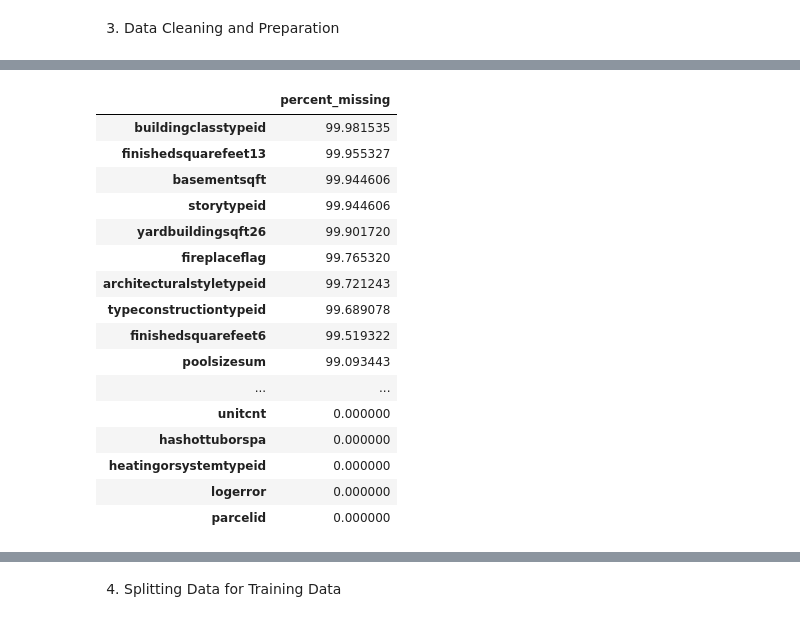
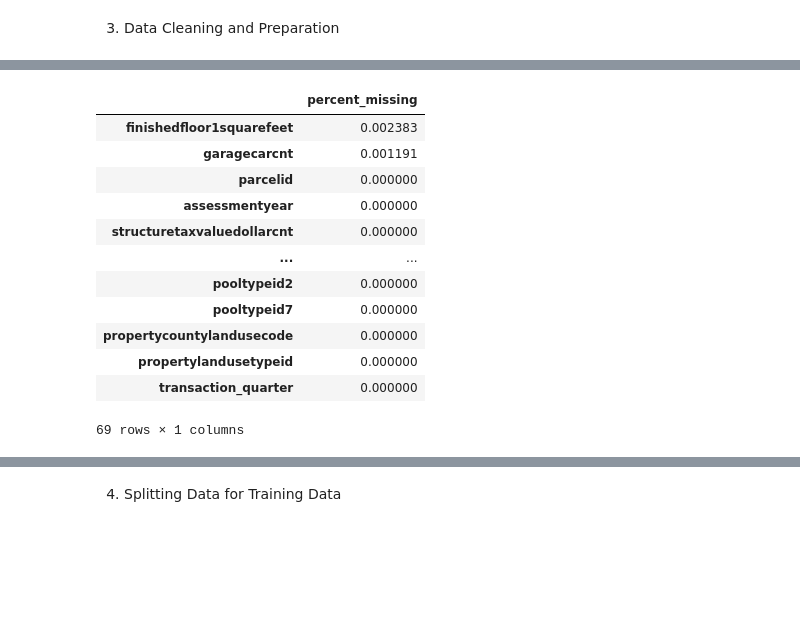
Before and after one commit to Kartikeya2001/CE4041-Machine-Learning, a Jupyter notebook: Chocka/CE4041_MLProject_Chocka.ipynb, the cells around one changed output, grey strips where cells are left out. Drawn from its saved outputs; the diff is of its cells as text; code cells hidden in the pictures; blank space fills up the shorter version.

```diff
--- a/Chocka/CE4041_MLProject_Chocka.ipynb
+++ b/Chocka/CE4041_MLProject_Chocka.ipynb
@@ -18,0 +35,8 @@ from sklearn.ensemble import RandomForestRegressor
+# %%
+#merge training with properties
+train_2016 = pd.merge(train_2016, properties_2016, how = 'left', on = 'parcelid').copy()
+train_2017 = pd.merge(train_2017, properties_2017, how = 'left', on = 'parcelid').copy()
+
+train_df = pd.concat([train_2016,train_2017],axis=0)
+temp_train_df=train_df
+train_df # Merge Dataset from 2016 and 2017 for Train Data
@@ -164,3 +127,21 @@ print(test_df.shape)
+# %%
+#replace nan
+def replace_nan(data):
+  data = data.fillna(0)
+  #test_df = test_df.fillna(0)
+  return data
+
+#one_hot_encoding
+def one_hot_encoding(train_filtered):
+  # generate binary values using get_dummies
+
+  #airconditioningtypeid
+  airconditioningtypeid_df = pd.DataFrame(train_filtered, columns=['airconditioningtypeid'])
+  dum_df = pd.get_dummies(airconditioningtypeid_df, columns=["airconditioningtypeid"], prefix=["airconditioningtypeid_"] )
+  train_filtered = pd.concat([train_filtered, dum_df], axis = 1)
+  train_filtered = train_filtered.drop(columns=['airconditioningtypeid'])
+
+  return train_filtered
 # %%
 def clean_data(data):
   dataframe = data.copy()
@@ -182,7 +163,7 @@ def clean_data(data):
 
   dataframe['hashottuborspa'] = np.where(dataframe['hashottuborspa']=='',0,1)
 
-  dataframe['airconditioningtypeid'] = np.where((dataframe["airconditioningtypeid"].isnull()) & (dataframe.heatingorsystemtypeid==2),1,dataframe["airconditioningtypeid"])
+  #dataframe['airconditioningtypeid'] = np.where((dataframe["airconditioningtypeid"].isnull()) & (dataframe.heatingorsystemtypeid==2),1,dataframe["airconditioningtypeid"])
 
   dataframe.loc[dataframe[dataframe["heatingorsystemtypeid"].isnull()].index,'heatingorsystemtypeid']=0
 
@@ -203,26 +181,37 @@ test_df = clean_data(test_df)
+# %%
+def transform_date(X):
+    dt = pd.to_datetime(X['transactiondate']).dt
+    X['transaction_year'] = (dt.year).astype('category')
+    X['transaction_month'] = ((dt.year - 2016)*12 + dt.month).astype('category')
+    X['transaction_day'] = dt.day
+    X['transaction_quarter'] = ((dt.year - 2016)*4 + dt.quarter).astype('category')
+    X = X.drop(['transactiondate'], axis=1)
+
+    return X
 # %%
+train_df = temp_train_df.copy()
+train_df = replace_nan(train_df)
+train_df = one_hot_encoding(train_df)
+train_df = transform_date(train_df)
+train_df = clean_data(train_df)
 percent_missing = train_df.isnull().sum() * 100 / len(train_df)
 missing_value_df = pd.DataFrame({'percent_missing': percent_missing})
 missing_value_df.sort_values('percent_missing', inplace=True,ascending=False)
 missing_value_df
 # %% [output]
 |  | percent_missing |
-| buildingclasstypeid | 99.981535 |
-| finishedsquarefeet13 | 99.955327 |
-| basementsqft | 99.944606 |
-| storytypeid | 99.944606 |
-| yardbuildingsqft26 | 99.901720 |
-| fireplaceflag | 99.765320 |
-| architecturalstyletypeid | 99.721243 |
-| typeconstructiontypeid | 99.689078 |
-| finishedsquarefeet6 | 99.519322 |
-| poolsizesum | 99.093443 |
+| finishedfloor1squarefeet | 0.002383 |
+| garagecarcnt | 0.001191 |
+| parcelid | 0.000000 |
+| assessmentyear | 0.000000 |
+| structuretaxvaluedollarcnt | 0.000000 |
 | ... | ... |
-| unitcnt | 0.000000 |
-| hashottuborspa | 0.000000 |
-| heatingorsystemtypeid | 0.000000 |
-| logerror | 0.000000 |
-| parcelid | 0.000000 |
+| pooltypeid2 | 0.000000 |
+| pooltypeid7 | 0.000000 |
+| propertycountylandusecode | 0.000000 |
+| propertylandusetypeid | 0.000000 |
+| transaction_quarter | 0.000000 |
+69 rows × 1 columns
 # %%
 # Example: 100 means 100 % of the data is missing while 20 means 20% of the data is missing
 fig = px.bar(missing_value_df,x=missing_value_df.index.values, y=missing_value_df.percent_missing,title='Missing Information')
```
Also changed, not shown: parts of 42 cells of this notebook.
